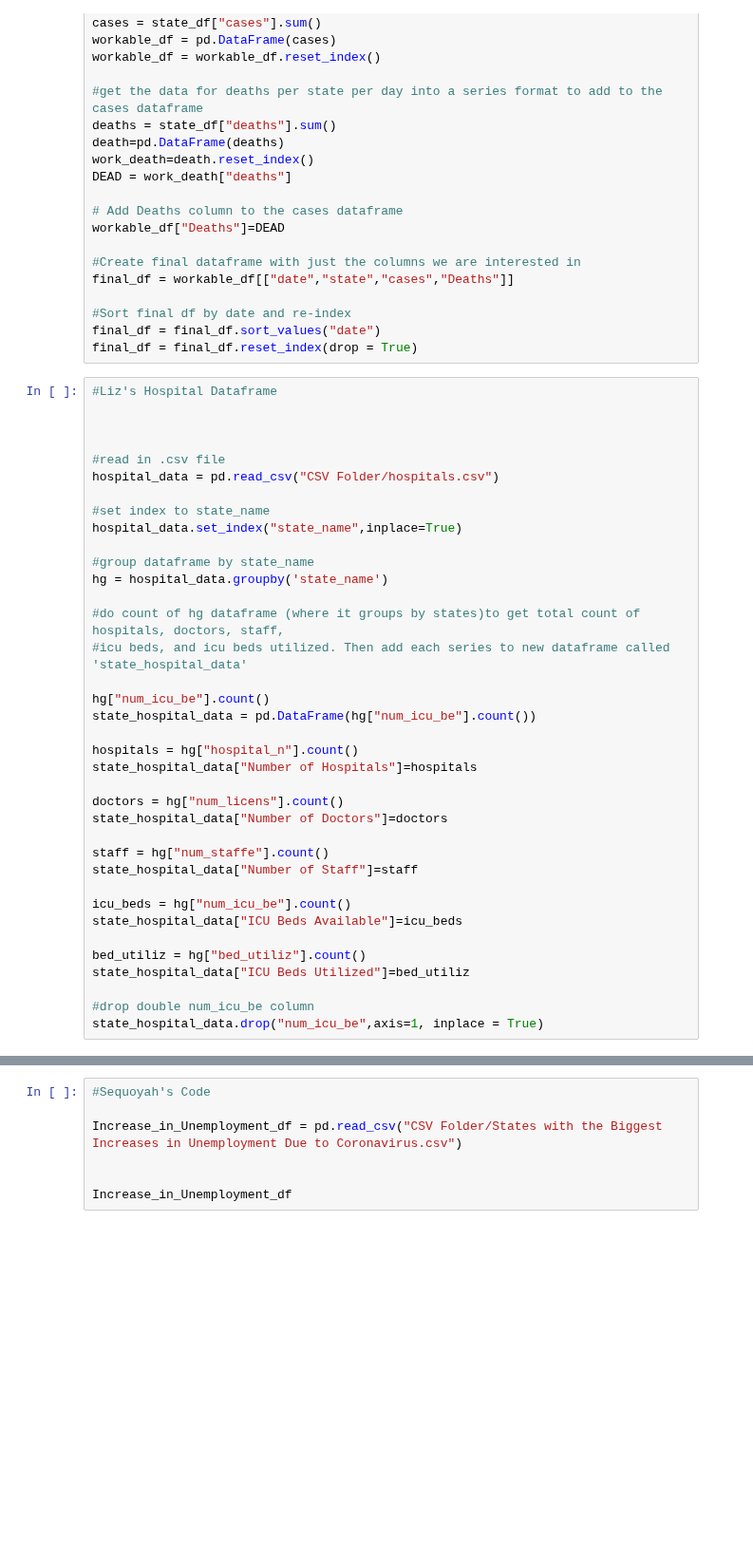
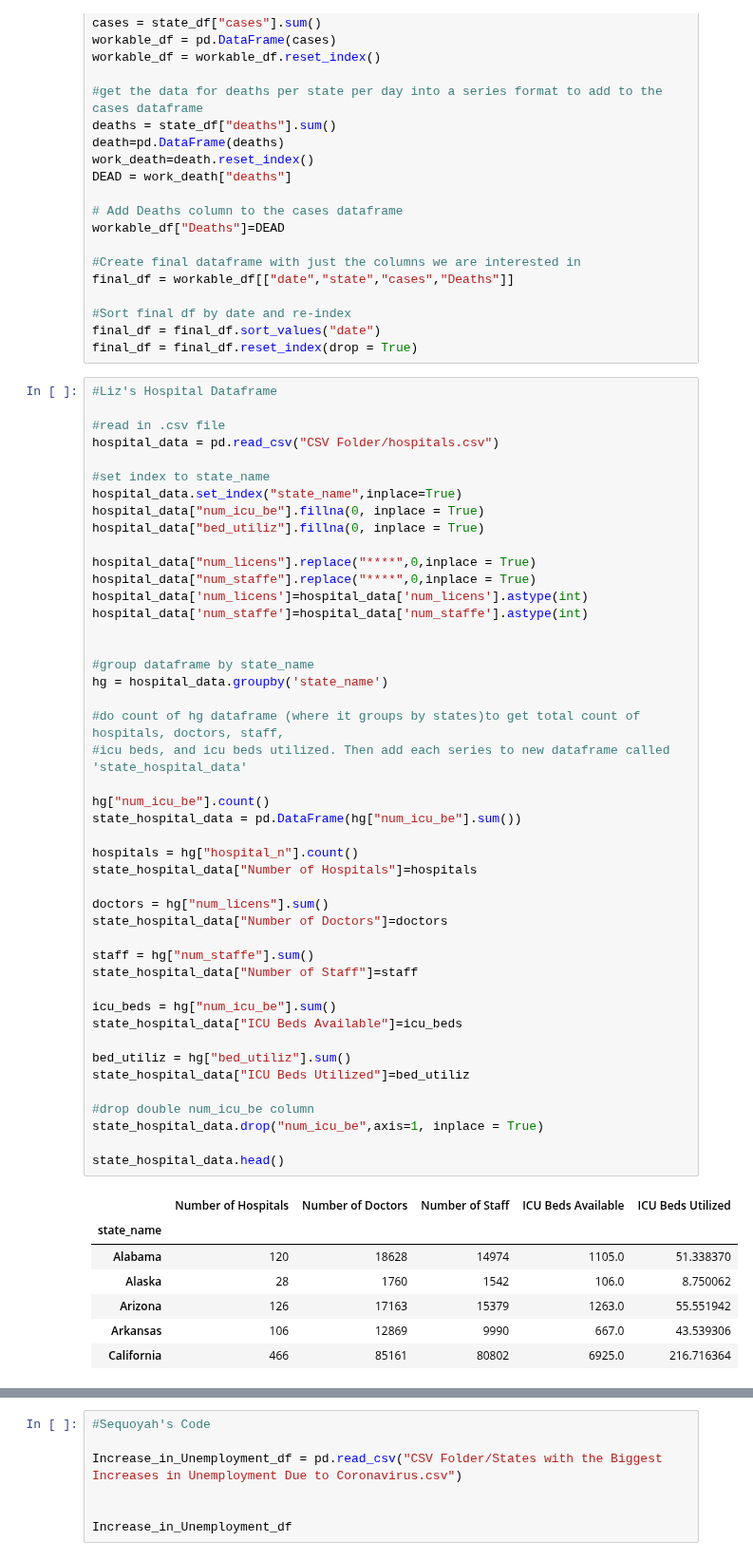
Before and after one commit to lmstevens/Group_Project_1, a Jupyter notebook: Sequoyah_States_Graphs.ipynb, the cells around one changed output, grey strips where cells are left out. Shown at 95% size. Cells and saved outputs as stored; diff of their text form; blank space fills up the shorter version.

```diff
--- a/Sequoyah_States_Graphs.ipynb
+++ b/Sequoyah_States_Graphs.ipynb
@@ -37,41 +37,57 @@ final_df = final_df.sort_values("date")
 final_df = final_df.reset_index(drop = True)
 # %%
 #Liz's Hospital Dataframe
-
-
 
 #read in .csv file
 hospital_data = pd.read_csv("CSV Folder/hospitals.csv")
 
 #set index to state_name
 hospital_data.set_index("state_name",inplace=True)
+hospital_data["num_icu_be"].fillna(0, inplace = True)
+hospital_data["bed_utiliz"].fillna(0, inplace = True)
+
+hospital_data["num_licens"].replace("****",0,inplace = True)
+hospital_data["num_staffe"].replace("****",0,inplace = True)
+hospital_data['num_licens']=hospital_data['num_licens'].astype(int)
+hospital_data['num_staffe']=hospital_data['num_staffe'].astype(int)
+
 
 #group dataframe by state_name
 hg = hospital_data.groupby('state_name')
 
 #do count of hg dataframe (where it groups by states)to get total count of hospitals, doctors, staff,
 #icu beds, and icu beds utilized. Then add each series to new dataframe called 'state_hospital_data'
 
 hg["num_icu_be"].count()
-state_hospital_data = pd.DataFrame(hg["num_icu_be"].count())
+state_hospital_data = pd.DataFrame(hg["num_icu_be"].sum())
 
 hospitals = hg["hospital_n"].count()
 state_hospital_data["Number of Hospitals"]=hospitals
 
-doctors = hg["num_licens"].count()
+doctors = hg["num_licens"].sum()
 state_hospital_data["Number of Doctors"]=doctors
 
-staff = hg["num_staffe"].count()
+staff = hg["num_staffe"].sum()
 state_hospital_data["Number of Staff"]=staff
 
-icu_beds = hg["num_icu_be"].count()
+icu_beds = hg["num_icu_be"].sum()
 state_hospital_data["ICU Beds Available"]=icu_beds
 
-bed_utiliz = hg["bed_utiliz"].count()
+bed_utiliz = hg["bed_utiliz"].sum()
 state_hospital_data["ICU Beds Utilized"]=bed_utiliz
 
 #drop double num_icu_be column
 state_hospital_data.drop("num_icu_be",axis=1, inplace = True)
+
+state_hospital_data.head()
+# %% [output]
+|  | Number of Hospitals | Number of Doctors | Number of Staff | ICU Beds Available | ICU Beds Utilized |
+| state_name |  |  |  |  |  |
+| Alabama | 120 | 18628 | 14974 | 1105.0 | 51.338370 |
+| Alaska | 28 | 1760 | 1542 | 106.0 | 8.750062 |
+| Arizona | 126 | 17163 | 15379 | 1263.0 | 55.551942 |
+| Arkansas | 106 | 12869 | 9990 | 667.0 | 43.539306 |
+| California | 466 | 85161 | 80802 | 6925.0 | 216.716364 |
 # %%
 # reaching out to API to get current overall state data pertaining to cases, tests, hospitalizations, and deaths
 url3 = "https://covidtracking.com/api/states"
```
Also changed, not shown: parts of 8 cells of this notebook, 8 other files.
